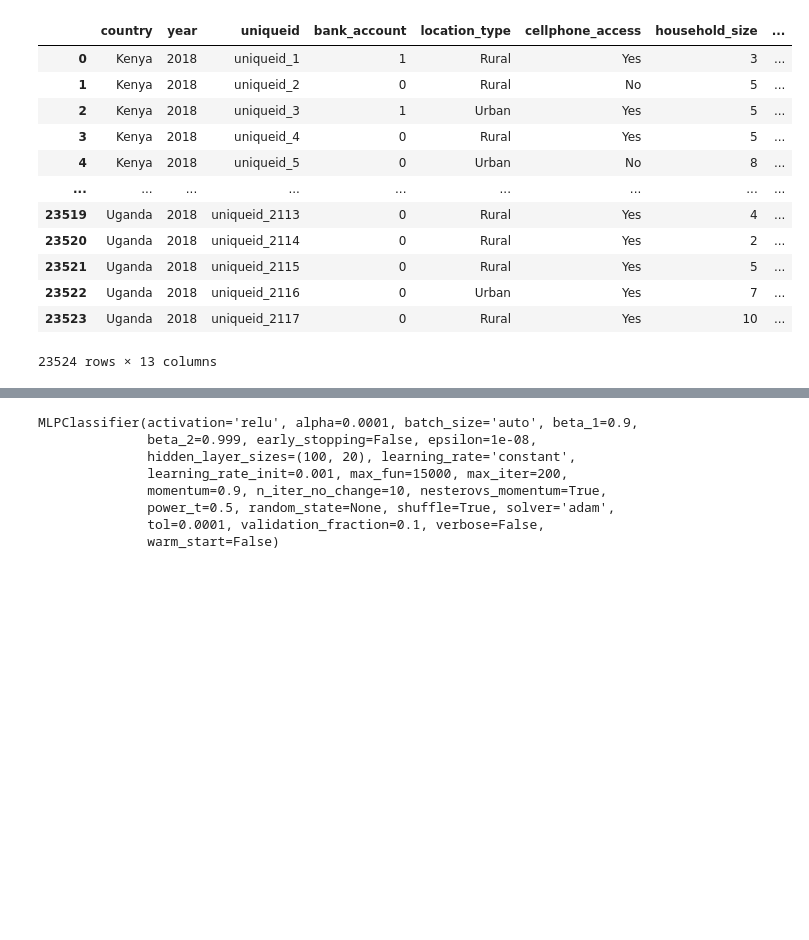
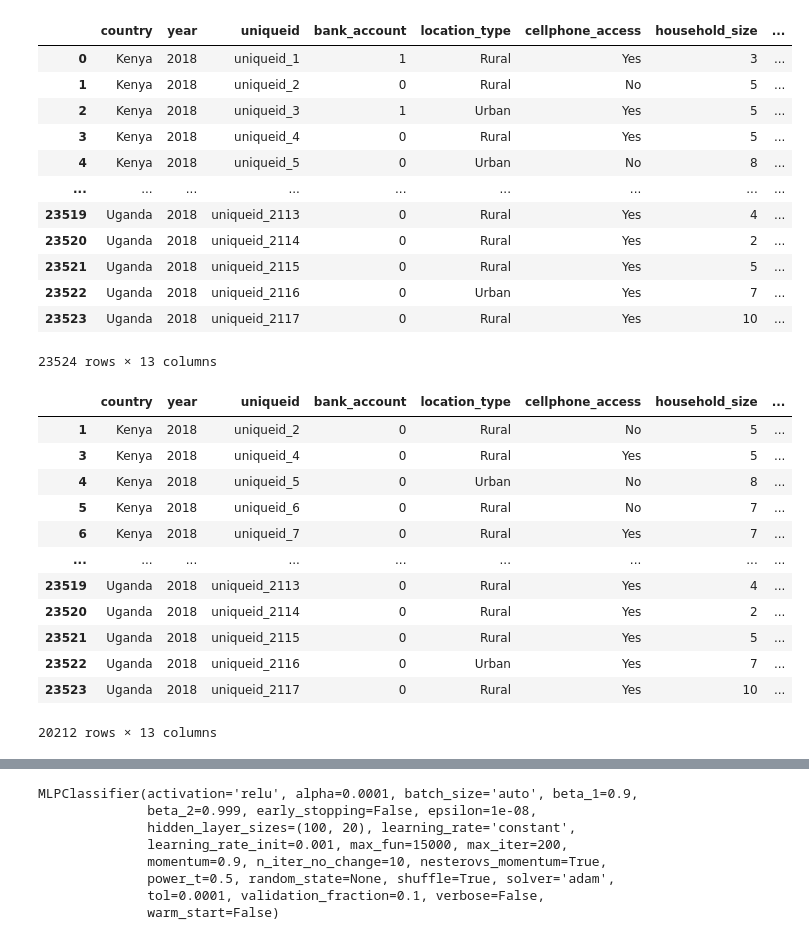
Before and after one commit to montassar668/financial-inclusion-in-africa, a Jupyter notebook: montassar.ipynb, the cells around one changed output, grey strips where cells are left out. Saved outputs shown, nothing was run; the diff lists cells and outputs as text; code cells hidden in the pictures; blank space fills up the shorter version.

```diff
--- a/montassar.ipynb
+++ b/montassar.ipynb
@@ -183,3 +180,19 @@ df_Train
 | 23522 | Uganda | 2018 | uniqueid_2116 | 0 | Urban | Yes | 7 | ... |
 | 23523 | Uganda | 2018 | uniqueid_2117 | 0 | Rural | Yes | 10 | ... |
 23524 rows × 13 columns
+# %%
+df_Train[ df_Train['bank_account'] == 0 ]
+# %% [output]
+|  | country | year | uniqueid | bank_account | location_type | cellphone_access | household_size | ... |
+| 1 | Kenya | 2018 | uniqueid_2 | 0 | Rural | No | 5 | ... |
+| 3 | Kenya | 2018 | uniqueid_4 | 0 | Rural | Yes | 5 | ... |
+| 4 | Kenya | 2018 | uniqueid_5 | 0 | Urban | No | 8 | ... |
+| 5 | Kenya | 2018 | uniqueid_6 | 0 | Rural | No | 7 | ... |
+| 6 | Kenya | 2018 | uniqueid_7 | 0 | Rural | Yes | 7 | ... |
+| ... | ... | ... | ... | ... | ... | ... | ... | ... |
+| 23519 | Uganda | 2018 | uniqueid_2113 | 0 | Rural | Yes | 4 | ... |
+| 23520 | Uganda | 2018 | uniqueid_2114 | 0 | Rural | Yes | 2 | ... |
+| 23521 | Uganda | 2018 | uniqueid_2115 | 0 | Rural | Yes | 5 | ... |
+| 23522 | Uganda | 2018 | uniqueid_2116 | 0 | Urban | Yes | 7 | ... |
+| 23523 | Uganda | 2018 | uniqueid_2117 | 0 | Rural | Yes | 10 | ... |
+20212 rows × 13 columns
```
Also changed, not shown: parts of 28 cells of this notebook.
